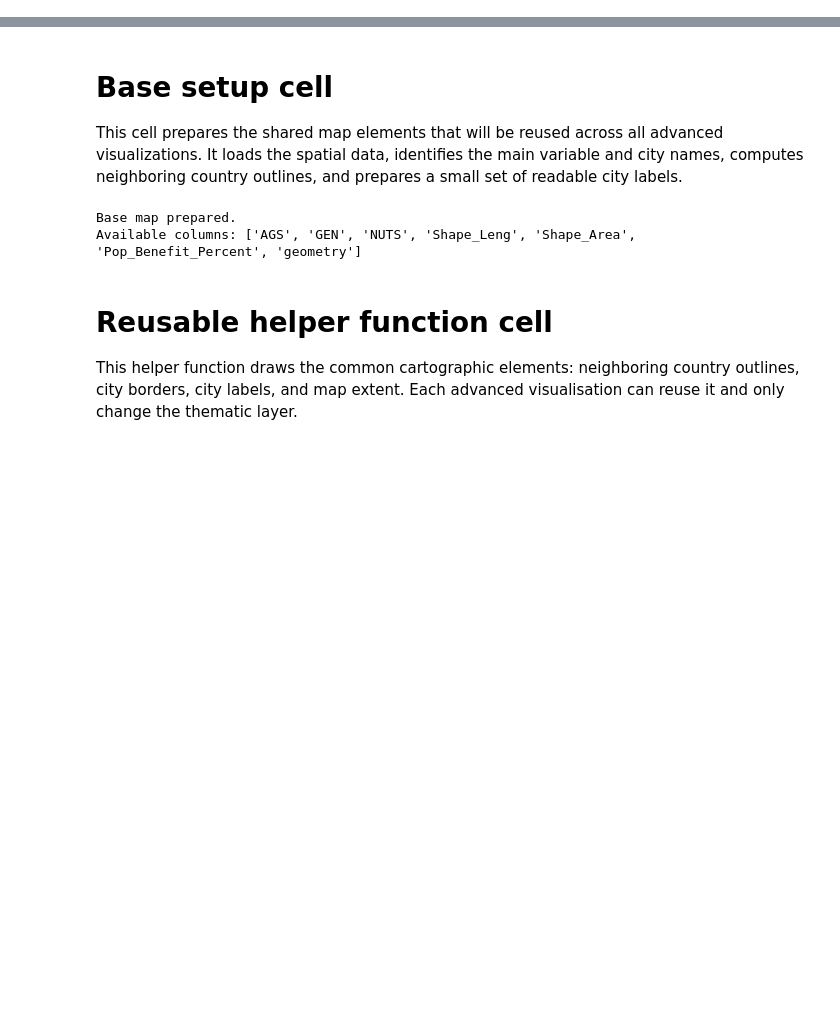
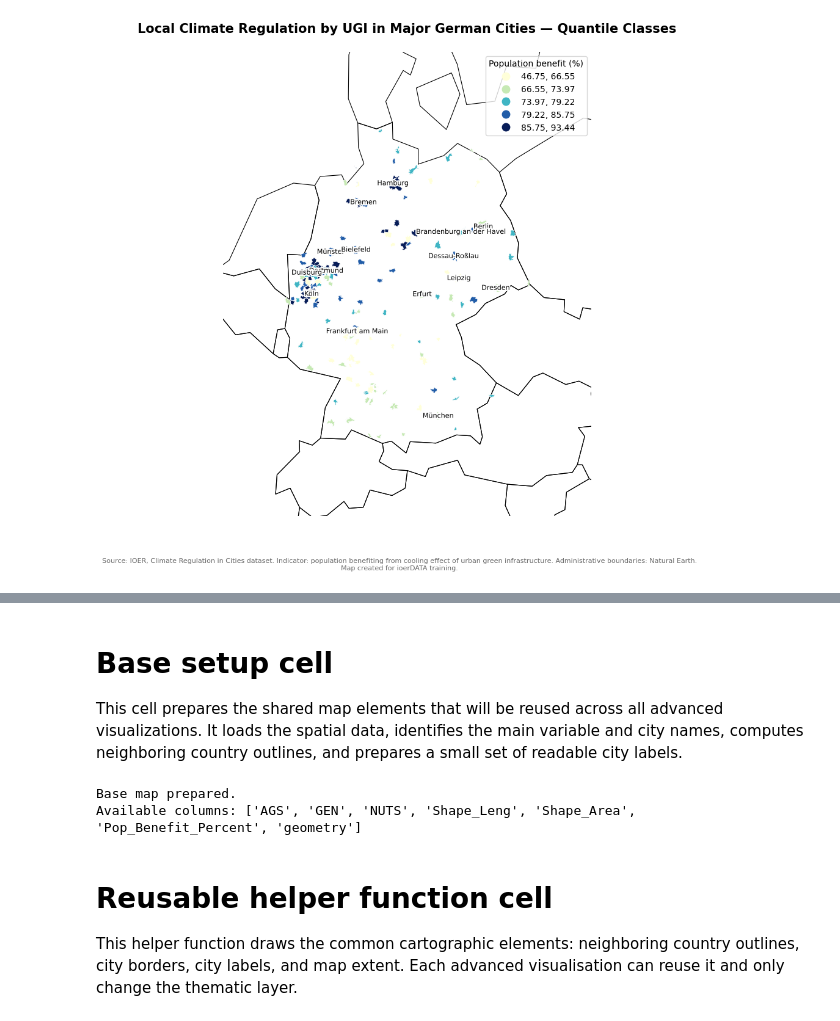
Before and after one commit to ioer-dresden/jupyter-book-ioerdata, a Jupyter notebook: notebooks/ioerdata_api/04_advanced_visualization.ipynb, the cells around one changed output, grey strips where cells are left out. Saved outputs shown, nothing was run; the diff lists cells and outputs as text; code cells hidden in the pictures; blank space fills up the shorter version.

Commit message:
updated advanced visualisation & download code hide for basic visualisation

```diff
--- a/notebooks/ioerdata_api/04_advanced_visualization.ipynb
+++ b/notebooks/ioerdata_api/04_advanced_visualization.ipynb
@@ -10,0 +264,27 @@ Spatial data is data that includes information about where something is located.
+# %%
+fig, ax = plt.subplots(figsize=(10, 10))
+
+gdf.plot(
+    column=value_col,
+    scheme="Quantiles",
+    k=5,
+    cmap="YlGnBu",
+    legend=True,
+    edgecolor="none",
+    ax=ax,
+    missing_kwds={"color": "lightgrey", "label": "Missing"},
+    zorder=3
+)
+
+add_map_context(
+    ax,
+    title="Local Climate Regulation by UGI in Major German Cities — Quantile Classes"
+)
+
+legend = ax.get_legend()
+if legend:
+    legend.set_title("Population benefit (%)")
+
+plt.show()
+# %% [output]
+[figure, added]
```
Also changed, not shown: parts of 25 cells of this notebook, 1 other file.
